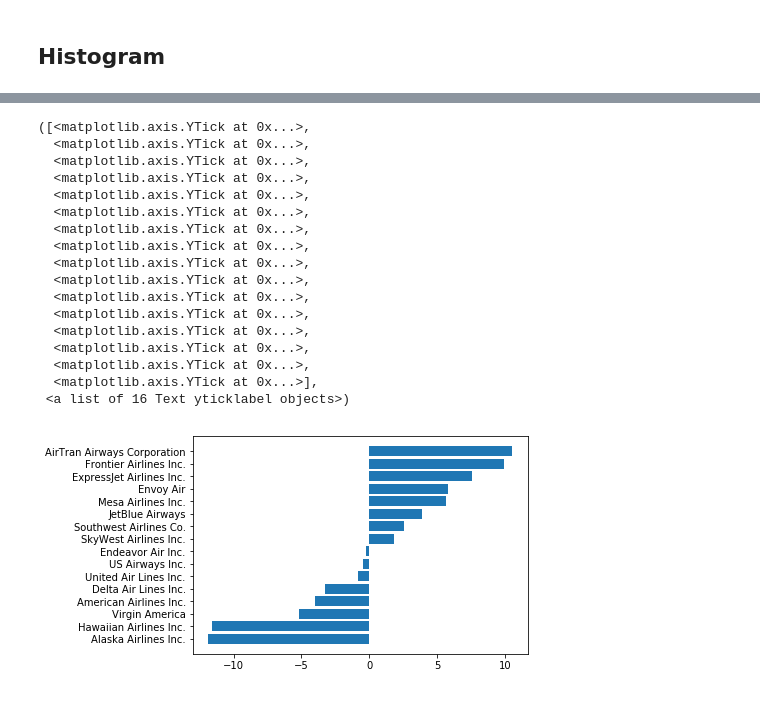
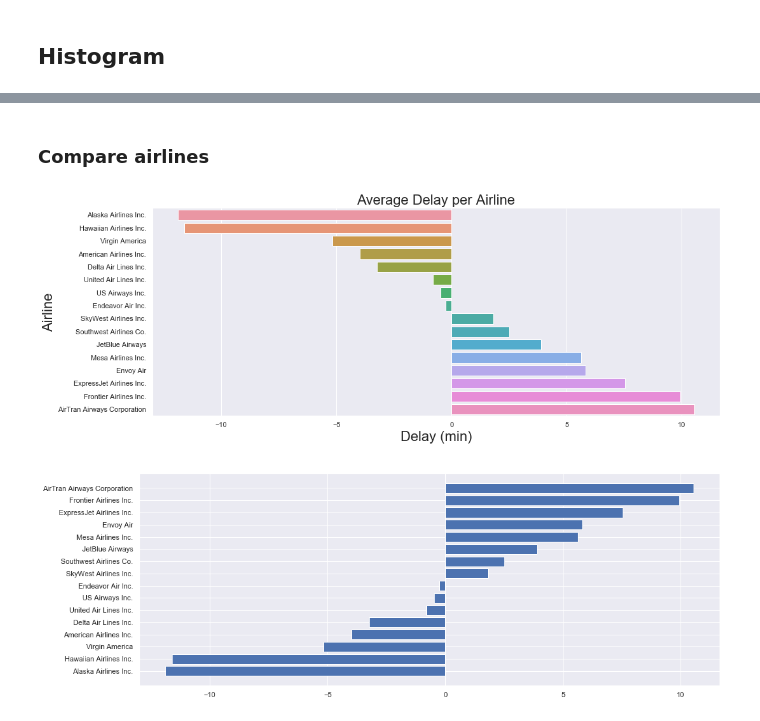
Before and after one commit to brianmai/Flight-Delay-Analysis, a Jupyter notebook: Flight Delay Analysis.ipynb, the cells around one changed output, grey strips where cells are left out. Cells and saved outputs as stored; diff of their text form; code cells hidden in the pictures.

```diff
--- a/Flight Delay Analysis.ipynb
+++ b/Flight Delay Analysis.ipynb
@@ -58,0 +44,3 @@ df.groupby(['name']).mean()
+# %%
+# Set default styling for seaborn graph
+sns.set()
@@ -162,22 +100,27 @@ delay
+# %% [markdown]
+### Compare airlines
+# %%
+# Graph average delay by airline using seaborn
+plt.figure(figsize=(16, 6))
+
+sns.barplot(x='arr_delay', y='name', data=df.groupby(['name']).mean().sort_values(by=['arr_delay']).reset_index())
+
+sns.despine() # remove border
+plt.title('Average Delay per Airline', size=22)
+plt.xlabel('Delay (min)', size=22)
+plt.ylabel('Airline', size=22)
+plt.show()
+# %% [output]
+[figure, added]
 # %%
+delay = df.groupby(['name']).mean().sort_values(by=['arr_delay']).reset_index()
+
+# Graph average delay by airline using matplotlib
+plt.figure(figsize=(16, 6))
+
 plt.barh(np.arange(delay.name.nunique()), delay['arr_delay'])
 plt.yticks(np.arange(0,16), delay['name'])
+
+plt.show()
 # %% [output]
-([<matplotlib.axis.YTick at 0x...>,
-  <matplotlib.axis.YTick at 0x...>,
-  <matplotlib.axis.YTick at 0x...>,
-  <matplotlib.axis.YTick at 0x...>,
-  <matplotlib.axis.YTick at 0x...>,
-  <matplotlib.axis.YTick at 0x...>,
-  <matplotlib.axis.YTick at 0x...>,
-  <matplotlib.axis.YTick at 0x...>,
-  <matplotlib.axis.YTick at 0x...>,
-  <matplotlib.axis.YTick at 0x...>,
-  <matplotlib.axis.YTick at 0x...>,
-  <matplotlib.axis.YTick at 0x...>,
-  <matplotlib.axis.YTick at 0x...>,
-  <matplotlib.axis.YTick at 0x...>,
-  <matplotlib.axis.YTick at 0x...>,
-  <matplotlib.axis.YTick at 0x...>],
- <a list of 16 Text yticklabel objects>)
-[figure, old version]
+[figure, new version]
```
Also changed, not shown: parts of 23 cells of this notebook.
